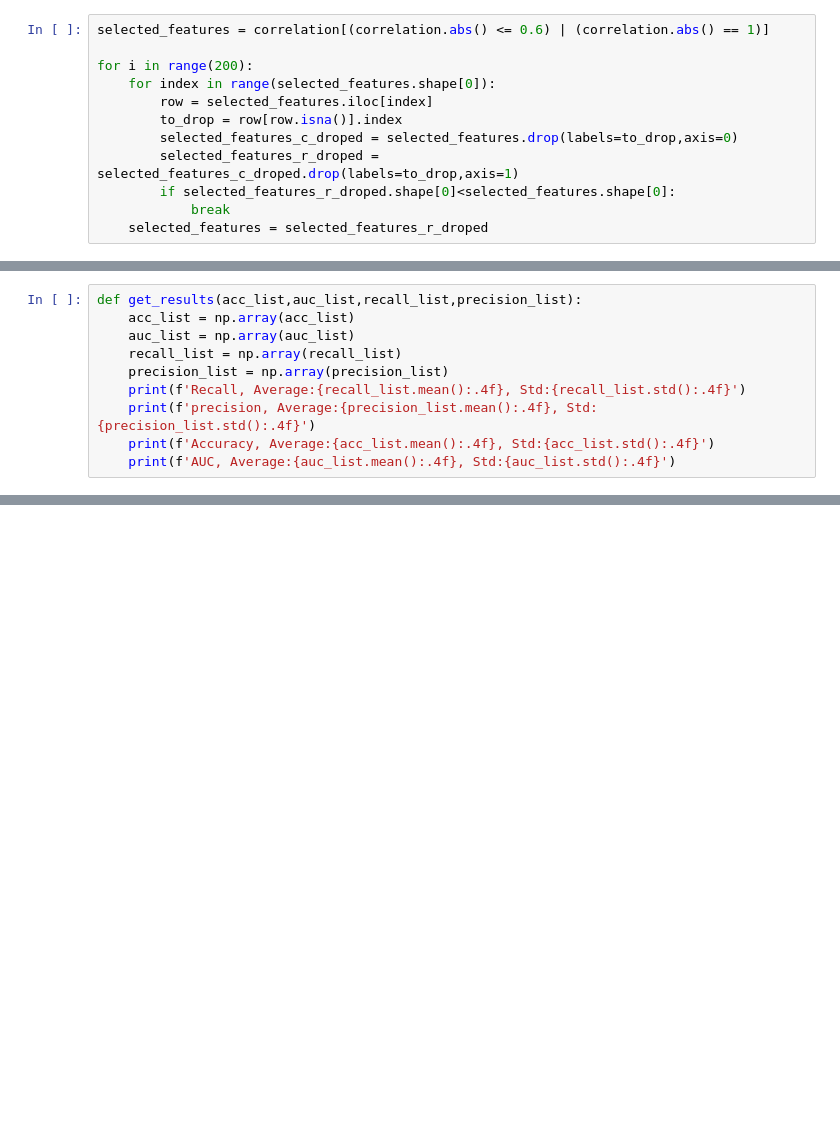
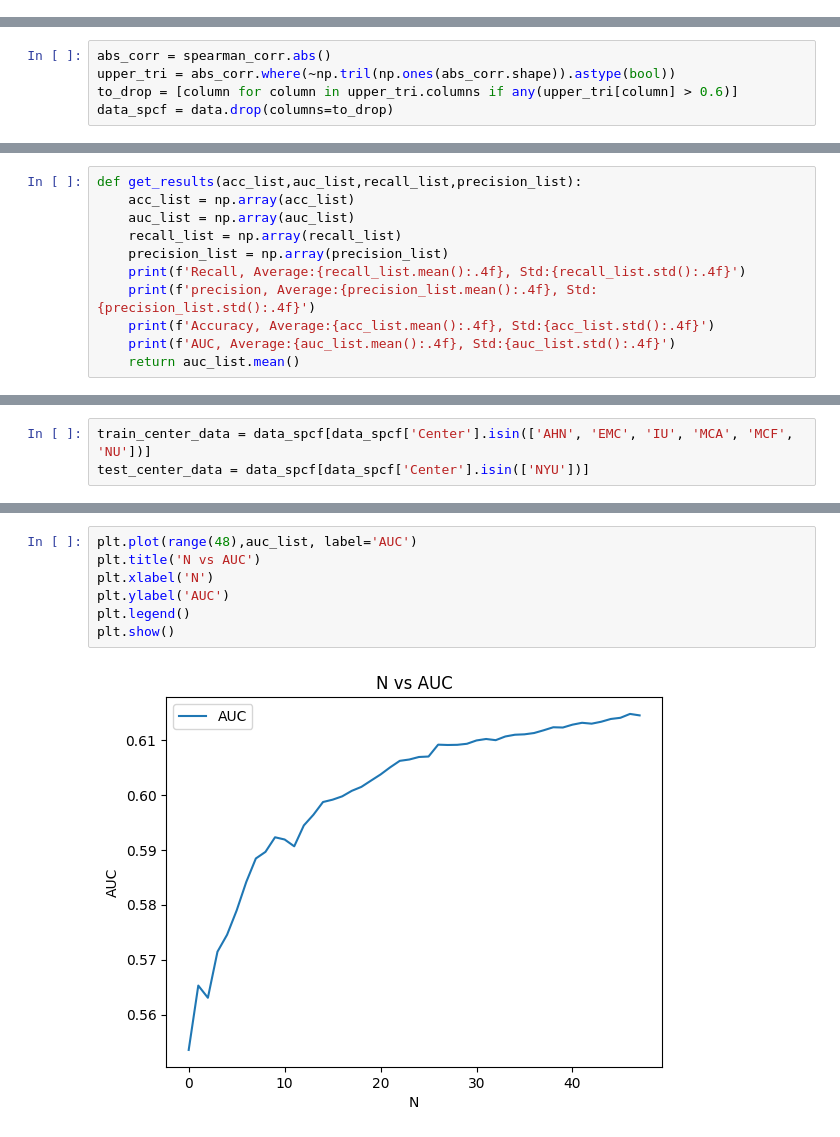
Before and after one commit to Zilian4/IPMN-Radiomics-Plus-Deeplearning, a Jupyter notebook: RF.ipynb, the cells around one changed output, grey strips where cells are left out. Saved outputs shown, nothing was run; the diff lists cells and outputs as text; blank space fills up the shorter version.

```diff
--- a/RF.ipynb
+++ b/RF.ipynb
@@ -20,12 +22,0 @@ correlation = data.iloc[:,2:].corr(method='spearman')
-# %%
-selected_features = correlation[(correlation.abs() <= 0.6) | (correlation.abs() == 1)]
-
-for i in range(200):
-    for index in range(selected_features.shape[0]):
-        row = selected_features.iloc[index]
-        to_drop = row[row.isna()].index
-        selected_features_c_droped = selected_features.drop(labels=to_drop,axis=0)
-        selected_features_r_droped = selected_features_c_droped.drop(labels=to_drop,axis=1)
-        if selected_features_r_droped.shape[0]<selected_features.shape[0]:
-            break
-    selected_features = selected_features_r_droped
@@ -41,0 +23,5 @@ See the caveats in the documentation: https://pandas.pydata.org/pandas-docs/stab
+# %%
+abs_corr = spearman_corr.abs()
+upper_tri = abs_corr.where(~np.tril(np.ones(abs_corr.shape)).astype(bool))
+to_drop = [column for column in upper_tri.columns if any(upper_tri[column] > 0.6)]
+data_spcf = data.drop(columns=to_drop)
@@ -49,3 +57,4 @@ def get_results(acc_list,auc_list,recall_list,precision_list):
     print(f'precision, Average:{precision_list.mean():.4f}, Std:{precision_list.std():.4f}')
     print(f'Accuracy, Average:{acc_list.mean():.4f}, Std:{acc_list.std():.4f}')
     print(f'AUC, Average:{auc_list.mean():.4f}, Std:{auc_list.std():.4f}')
+    return auc_list.mean()
@@ -120,0 +61,3 @@ AUC, Average:0.6342, Std:0.0610
+# %%
+train_center_data = data_spcf[data_spcf['Center'].isin(['AHN', 'EMC', 'IU', 'MCA', 'MCF', 'NU'])]
+test_center_data = data_spcf[data_spcf['Center'].isin(['NYU'])]
@@ -120,0 +228,9 @@ AUC, Average:0.6342, Std:0.0610
+# %%
+plt.plot(range(48),auc_list, label='AUC')
+plt.title('N vs AUC')
+plt.xlabel('N')
+plt.ylabel('AUC')
+plt.legend()
+plt.show()
+# %% [output]
+[figure, added]
```
Also changed, not shown: parts of 14 cells of this notebook, 7 other files.
